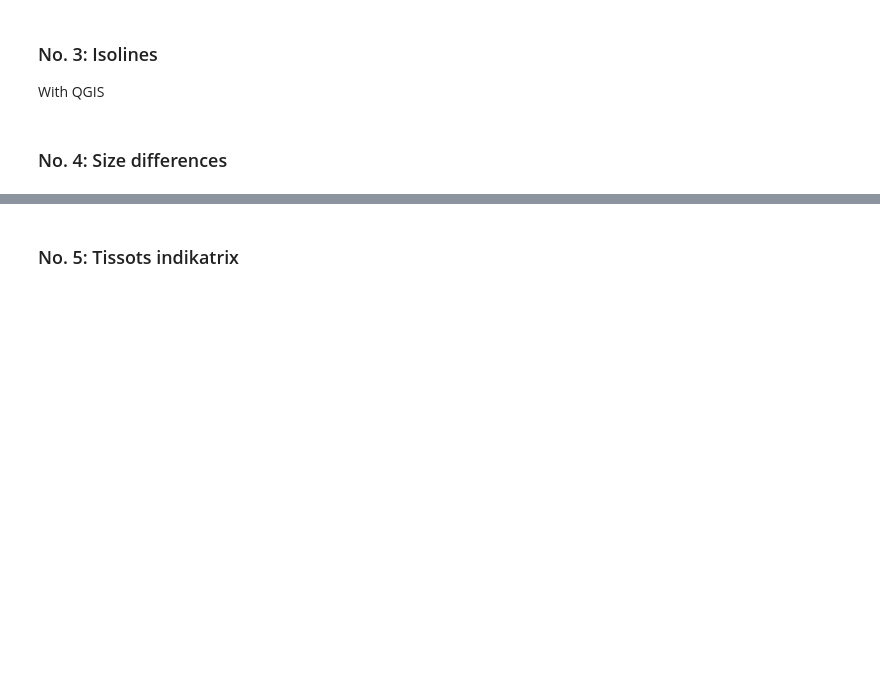
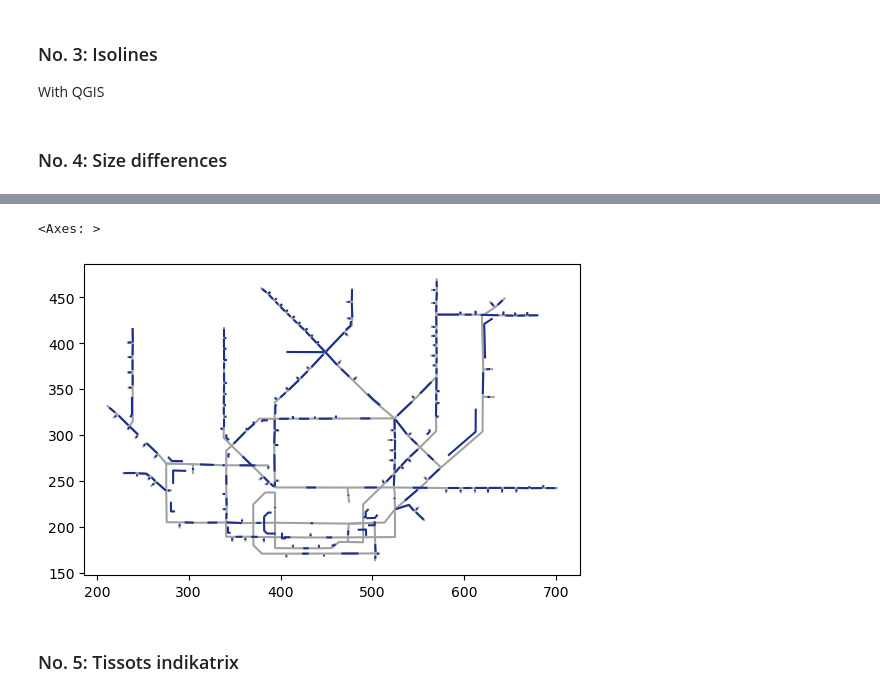
Before and after one commit to kjlenert/Bachelorarbeit, a Jupyter notebook: ScaleVisualizations.ipynb, the cells around one changed output, grey strips where cells are left out. Drawn from its saved outputs; the diff is of its cells as text; code cells hidden in the pictures; blank space fills up the shorter version.

```diff
--- a/ScaleVisualizations.ipynb
+++ b/ScaleVisualizations.ipynb
@@ -415,2 +454,9 @@ With QGIS
+# %%
+f, ax = plt.subplots()
+gdf_hamburg.plot(ax=ax, color=(0.631, 0.631, 0.631))
+fig.plot(ax=ax, color=(0.11, 0.184, 0.561))
+# %% [output]
+<Axes: >
+[figure, added]
 # %% [markdown]
 ### No. 5: Tissots indikatrix
```
Also changed, not shown: parts of 4 cells of this notebook.
